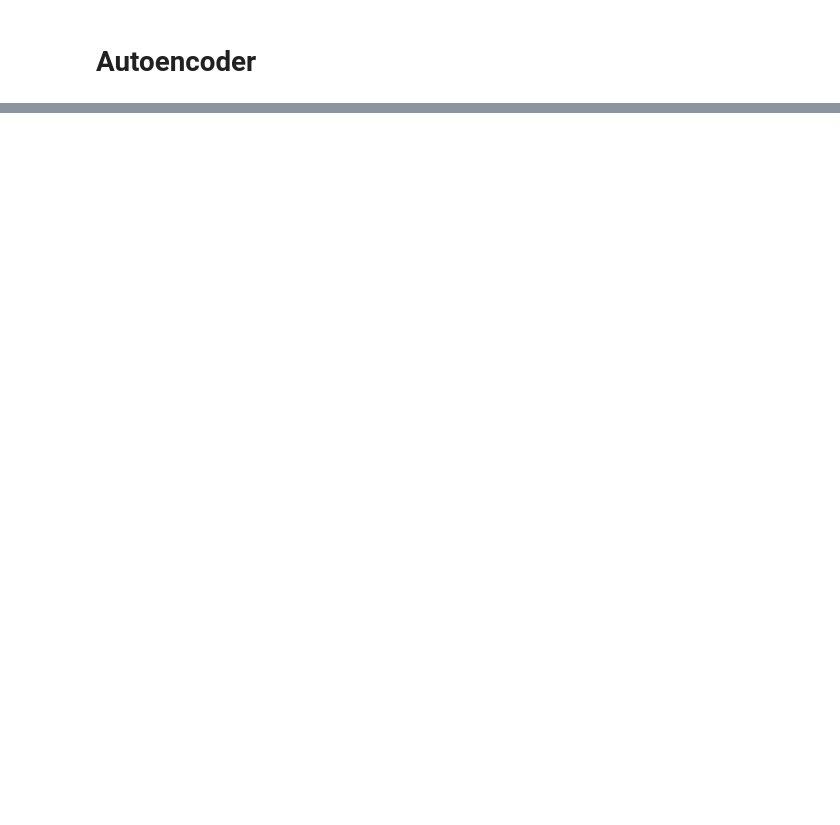
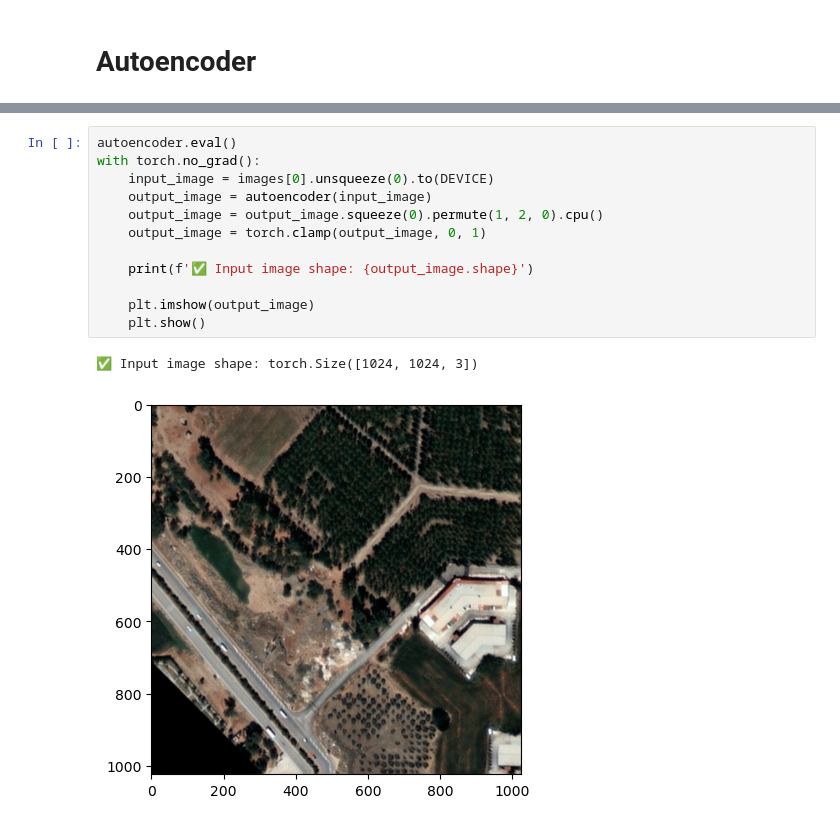
Before and after one commit to ozan-guven/env-540-earthquake-project, a Jupyter notebook: notebooks/autoencoder.ipynb, the cells around one changed output, grey strips where cells are left out. Cells and saved outputs as stored; diff of their text form; blank space fills up the shorter version.

```diff
--- a/notebooks/autoencoder.ipynb
+++ b/notebooks/autoencoder.ipynb
@@ -61,0 +70,15 @@ KeyboardInterrupt:
+# %%
+autoencoder.eval()
+with torch.no_grad():
+    input_image = images[0].unsqueeze(0).to(DEVICE)
+    output_image = autoencoder(input_image)
+    output_image = output_image.squeeze(0).permute(1, 2, 0).cpu()
+    output_image = torch.clamp(output_image, 0, 1)
+
+    print(f'✅ Input image shape: {output_image.shape}')
+
+    plt.imshow(output_image)
+    plt.show()
+# %% [output]
+✅ Input image shape: torch.Size([1024, 1024, 3])
+[figure, added]
```
Also changed, not shown: parts of 9 cells of this notebook, 5 other files.
